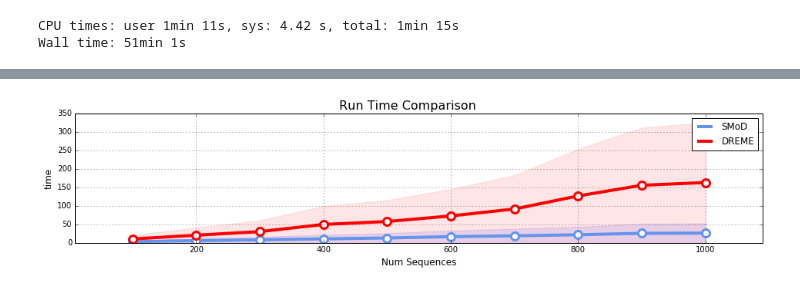
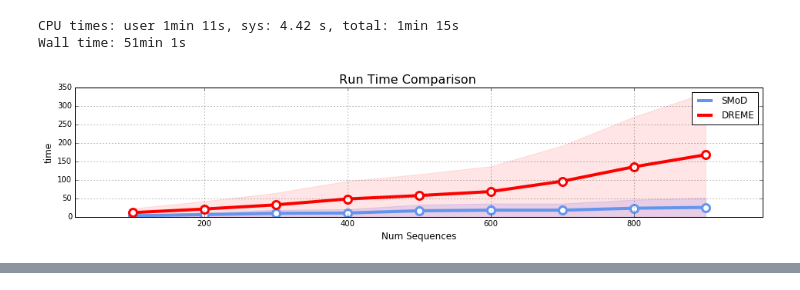
Before and after one commit to fabriziocosta/pyMotif, a Jupyter notebook: Experiment_Time.ipynb, the cells around one changed output, grey strips where cells are left out. Cells and saved outputs as stored; diff of their text form; code cells hidden in the pictures.

```diff
--- a/Experiment_Time.ipynb
+++ b/Experiment_Time.ipynb
@@ -461,7 +463,7 @@ Wall time: 51min 1s
 %%time
 
 def make_results(n_rep=1):
-    for param in [x*100 for x in range(1,11)]:
+    for param in [x*100 for x in range(1,10)]:
         results = {'smod':[], 'dreme':[]}
         for rep in range(n_rep):
             tool_result = evaluate(scoring_criteria='pwm', # ['pwm','hmm']
@@ -470,30 +472,31 @@ def make_results(n_rep=1):
                                    n_motives=4,
                                    sequence_length=200,
                                    n_sequences=param,
                                    perturbation_prob=0.1,
                                    n_clusters=10,
                                    min_subarray_size=8,
                                    max_subarray_size=12,
                                    min_score=4,
                                    min_freq=0.45,
                                    min_cluster_size=2,
                                    similarity_threshold=0.80,
                                    freq_threshold=0.20,
                                    p_value=1,
                                    regex_th=0.5,
                                    sample_size=200,
                                    std_th = 1)
 
             results['smod'].append(tool_result['smod'])
             results['dreme'].append(tool_result['dreme'])
         for tool in ['smod', 'dreme']:
             avg = np.mean(results[tool])
             results[tool] = avg
         yield param, results['smod'], results['dreme']
 
 
 data = [(param, val_s, val_d) for param, val_s, val_d in make_results()]
 plot_results(data, title='Run Time Comparison',
                xlabel='Num Sequences', ylabel='time',
                legend=('SMoD', 'DREME'))
 # %% [output]
+[figure, added]
@@ -501,6 +504,0 @@ ValueError: need more than 3 values to unpack
-# %%
-plot_results(data, title='Run Time Comparison',
-               xlabel='Num Sequences', ylabel='time',
-               legend=('SMoD', 'DREME'))
-# %% [output]
-[figure, removed]
```
Also changed, not shown: parts of 2 cells of this notebook.
